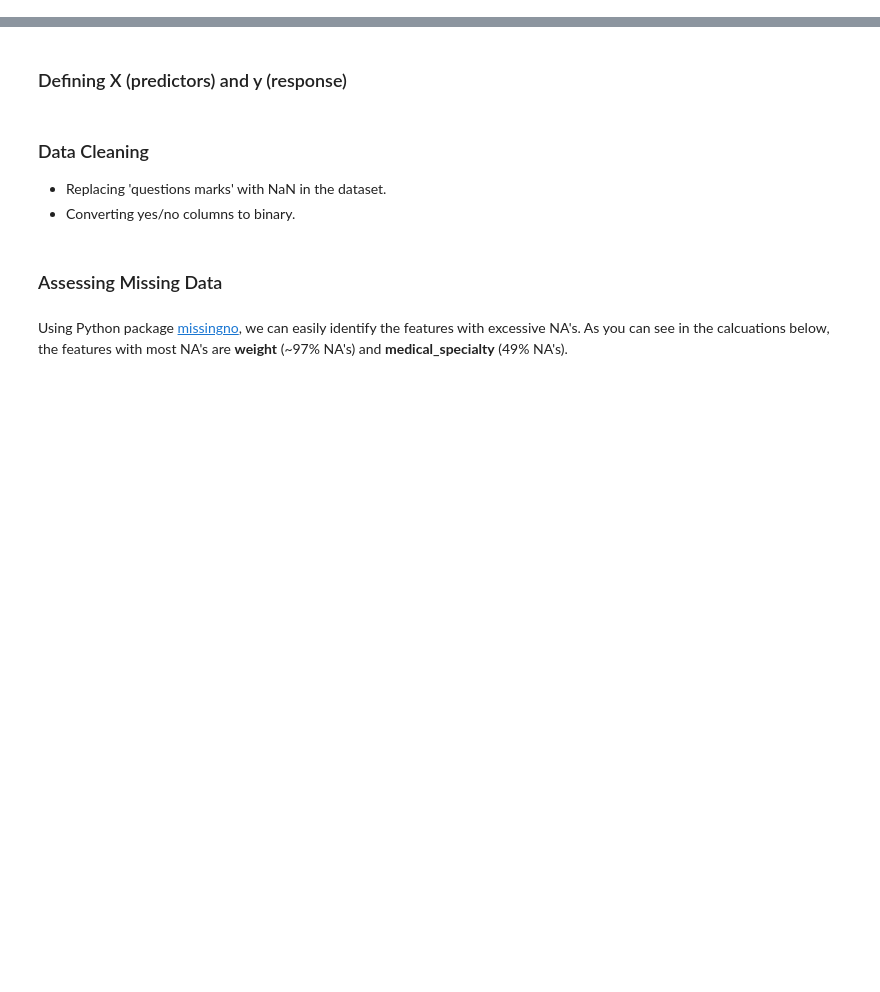
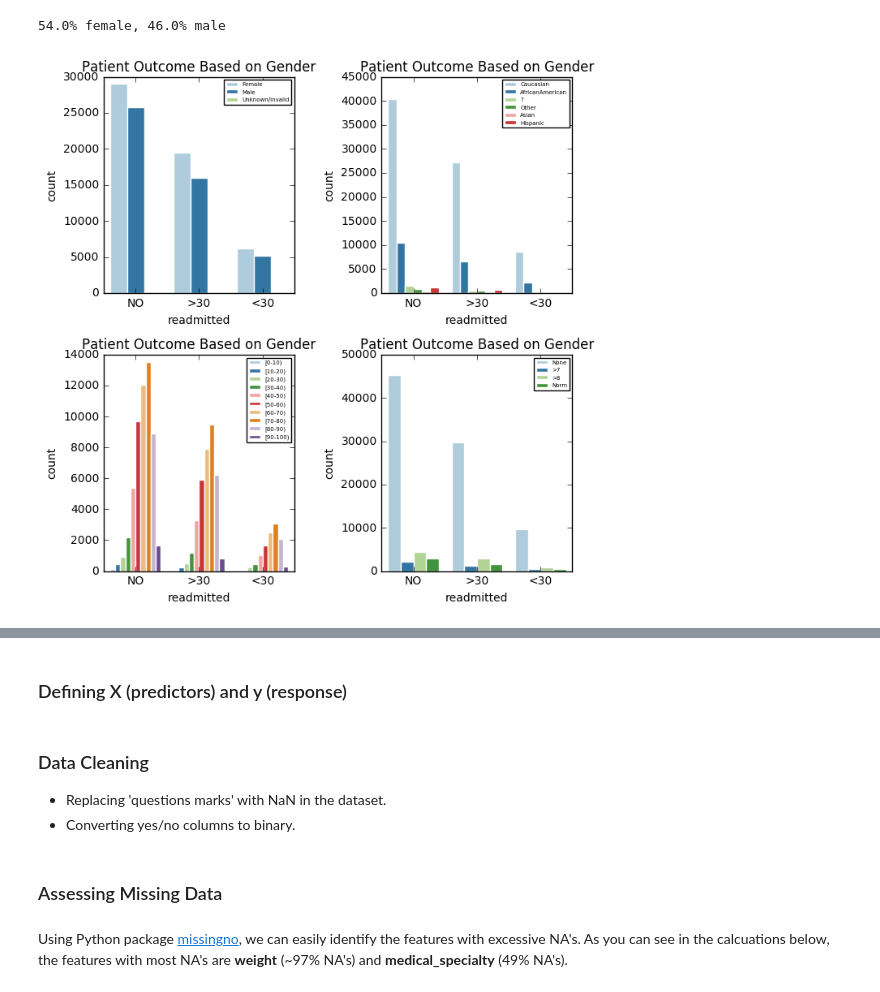
Before and after one commit to rikithamanjunath/diabetes-readmission, a Jupyter notebook: analysis.ipynb, the cells around one changed output, grey strips where cells are left out. Saved outputs shown, nothing was run; the diff lists cells and outputs as text; code cells hidden in the pictures; blank space fills up the shorter version.

Commit message:
Add more EDA plots

```diff
--- a/analysis.ipynb
+++ b/analysis.ipynb
@@ -16,0 +36,21 @@ This dataset is from Virginia Commonwealth University and contains medical data
+# %%
+f_prop = sum(df['gender'] == 'Female')/len(df['gender'])*100
+print('{}% female, {}% male'.format(round(f_prop), round(100-f_prop)))
+
+f, axs = plt.subplots(2,2,figsize=(7,7))
+
+var = ['gender', 'race', 'age', 'A1Cresult']
+
+index=1
+for v in var:
+    plt.subplot(2,2,index)
+    gender_effect = df[[v, 'readmitted']]
+    sns.countplot(x="readmitted", hue=v, data=gender_effect, palette="Paired", edgecolor='white')
+    plt.legend(loc=1, prop={'size': 5})
+    plt.title('Patient Outcome Based on Gender')
+    index += 1
+plt.tight_layout()
+plt.show()
+# %% [output]
+54.0% female, 46.0% male
+[figure, added]
```
Also changed, not shown: parts of 17 cells of this notebook.
